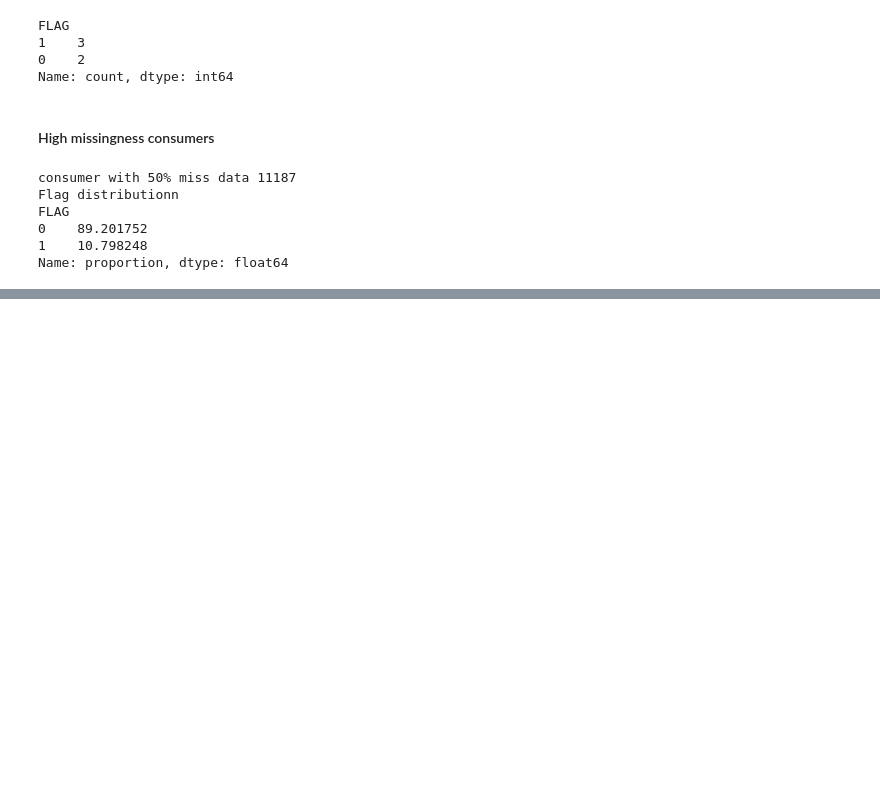
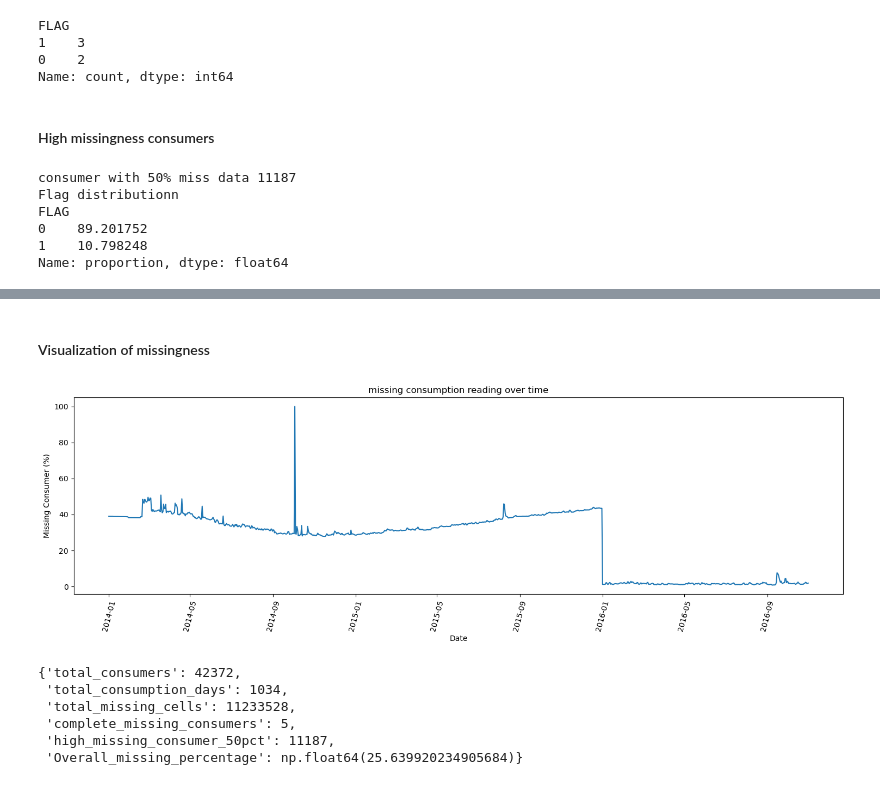
Before and after one commit to vineetvishvakarma1221-rgb/Ml_Project, a Jupyter notebook: notebooks/02_data_quality_cleaning.ipynb, the cells around one changed output, grey strips where cells are left out. Drawn from its saved outputs; the diff is of its cells as text; code cells hidden in the pictures; blank space fills up the shorter version.

```diff
--- a/notebooks/02_data_quality_cleaning.ipynb
+++ b/notebooks/02_data_quality_cleaning.ipynb
@@ -77,0 +80,8 @@ Name: proportion, dtype: float64
+# %%
+miss_per_date=con_data.isnull().sum(axis=0)
+miss_date_summ=pd.DataFrame({
+    "date":pd.to_datetime(date_col,format="%m/%d/%Y"),
+    'missing consumers':miss_per_date.values
+})
+miss_date_summ['missing_pct']=(miss_date_summ['missing consumers']/len(df)*100)
+miss_date_summ.sort_values('missing_pct',ascending=False).head(5)
@@ -77,0 +95,32 @@ Name: proportion, dtype: float64
+# %% [markdown]
+#### Visualization of missingness
+# %%
+import matplotlib.pyplot as plt
+import seaborn as sns
+plt.figure(figsize=(15,5))
+plt.plot(miss_date_summ['date'],miss_date_summ['missing_pct'])
+plt.xlabel('Date')
+plt.ylabel('Missing Consumer (%)')
+plt.title("missing consumption reading over time")
+plt.xticks(rotation=75)
+plt.tight_layout()
+plt.show()
+# %% [output]
+[figure, added]
+# %%
+quality_summ={
+    'total_consumers':len(df),
+    'total_consumption_days':len(date_col),
+    'total_missing_cells':int(con_data.isnull().sum().sum()),
+    'complete_missing_consumers': int((miss_summ["Missing_days"] == len(date_col)).sum()),
+    'high_missing_consumer_50pct': int((miss_summ["missing_pct"] >=50).sum()),
+    'Overall_missing_percentage' : ((con_data.isnull().sum().sum()/con_data.size)*100)
+}
+quality_summ
+# %% [output]
+{'total_consumers': 42372,
+ 'total_consumption_days': 1034,
+ 'total_missing_cells': 11233528,
+ 'complete_missing_consumers': 5,
+ 'high_missing_consumer_50pct': 11187,
+ 'Overall_missing_percentage': np.float64(25.639920234905684)}
```
Also changed, not shown: parts of 26 cells of this notebook, 1 other file.
